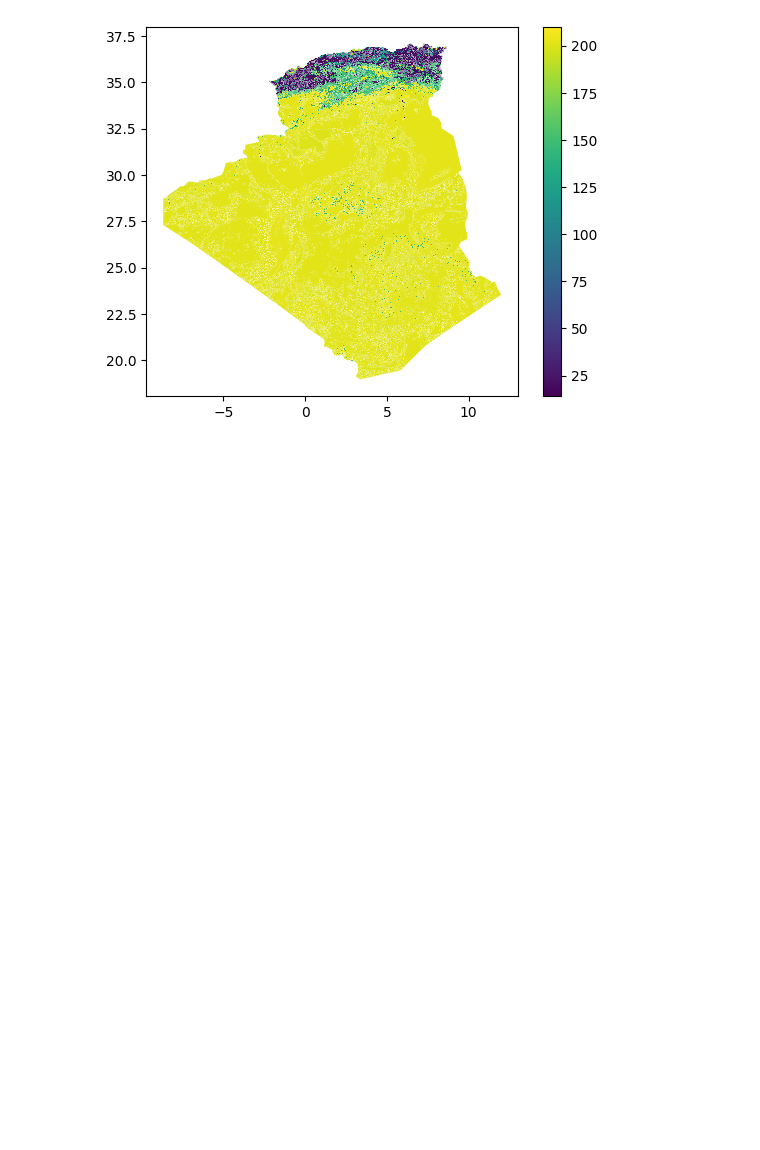
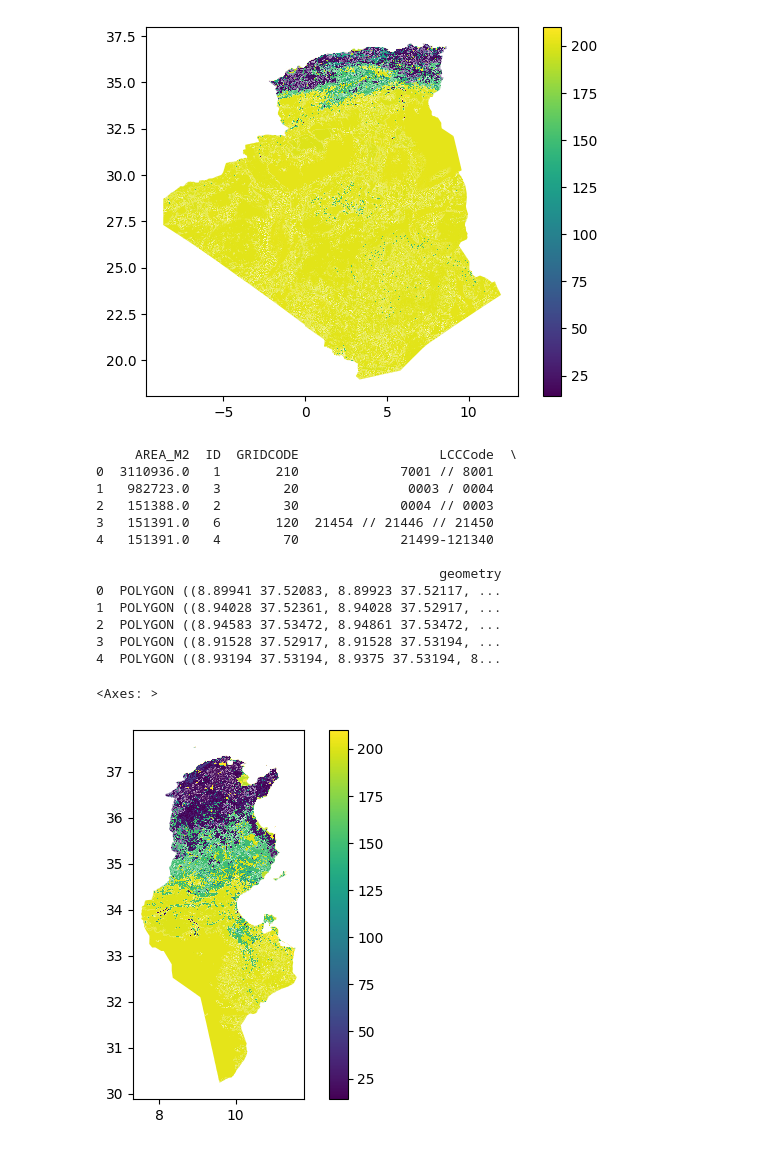
Before and after one commit to WassimHmd/tp-data, a Jupyter notebook: landcover.ipynb, the cells around one changed output. Saved outputs shown, nothing was run; the diff lists cells and outputs as text; code cells hidden in the pictures; blank space fills up the shorter version.

```diff
--- a/landcover.ipynb
+++ b/landcover.ipynb
@@ -21,3 +24,24 @@ gdf.plot(column="GRIDCODE", legend=True)
 4  POLYGON ((6.26181 37.02361, 6.26193 37.02514, ...
 <Axes: >
 [figure]
+# %%
+gdf_tn = gpd.read_file("data\landcover\\tn\\tun_gc_adg.shp")
+# %%
+print(gdf_tn.head())
+gdf_tn.plot()
+# %% [output]
+     AREA_M2  ID  GRIDCODE                  LCCCode  \
+0  3110936.0   1       210             7001 // 8001
+1   982723.0   3        20              0003 / 0004
+2   151388.0   2        30             0004 // 0003
+3   151391.0   6       120  21454 // 21446 // 21450
+4   151391.0   4        70             21499-121340
+
+                                            geometry
+0  POLYGON ((8.89941 37.52083, 8.89923 37.52117, ...
+1  POLYGON ((8.94028 37.52361, 8.94028 37.52917, ...
+2  POLYGON ((8.94583 37.53472, 8.94861 37.53472, ...
+3  POLYGON ((8.91528 37.52917, 8.91528 37.53194, ...
+4  POLYGON ((8.93194 37.53194, 8.9375 37.53194, 8...
+<Axes: >
+[figure, added]
```
Also changed, not shown: parts of 3 cells of this notebook, 14 other files.
